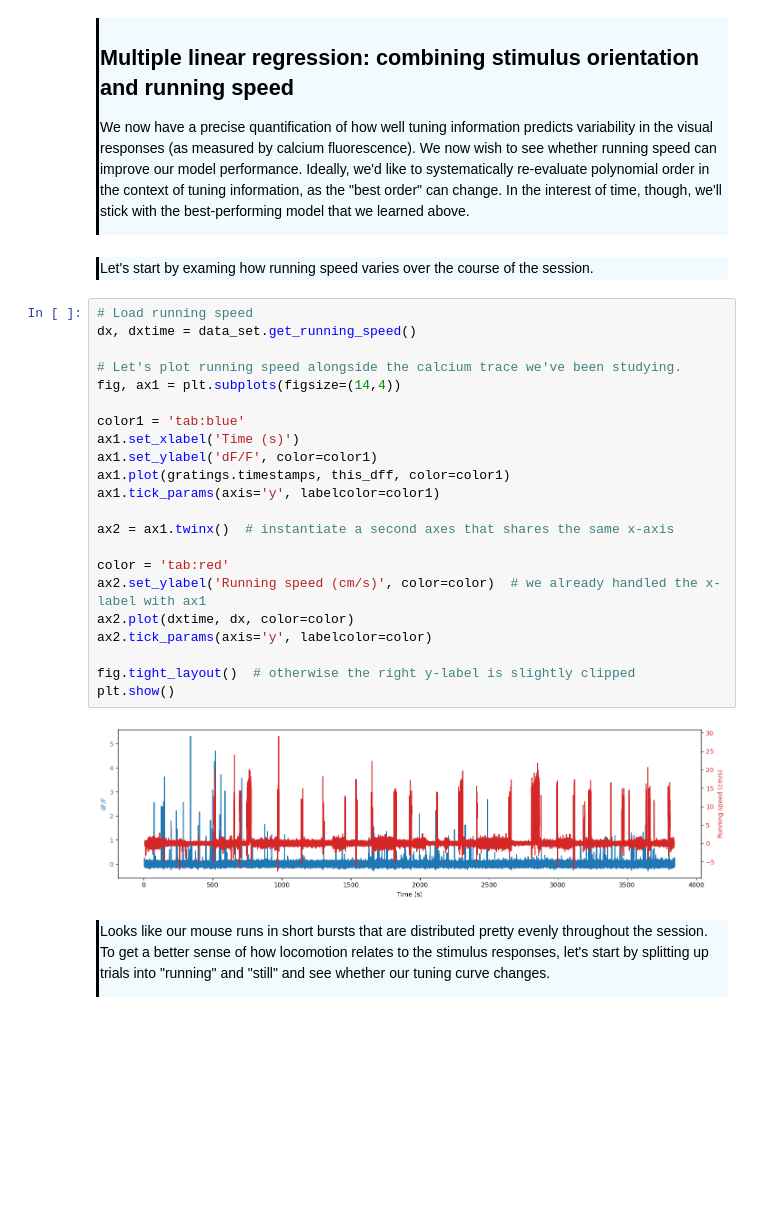
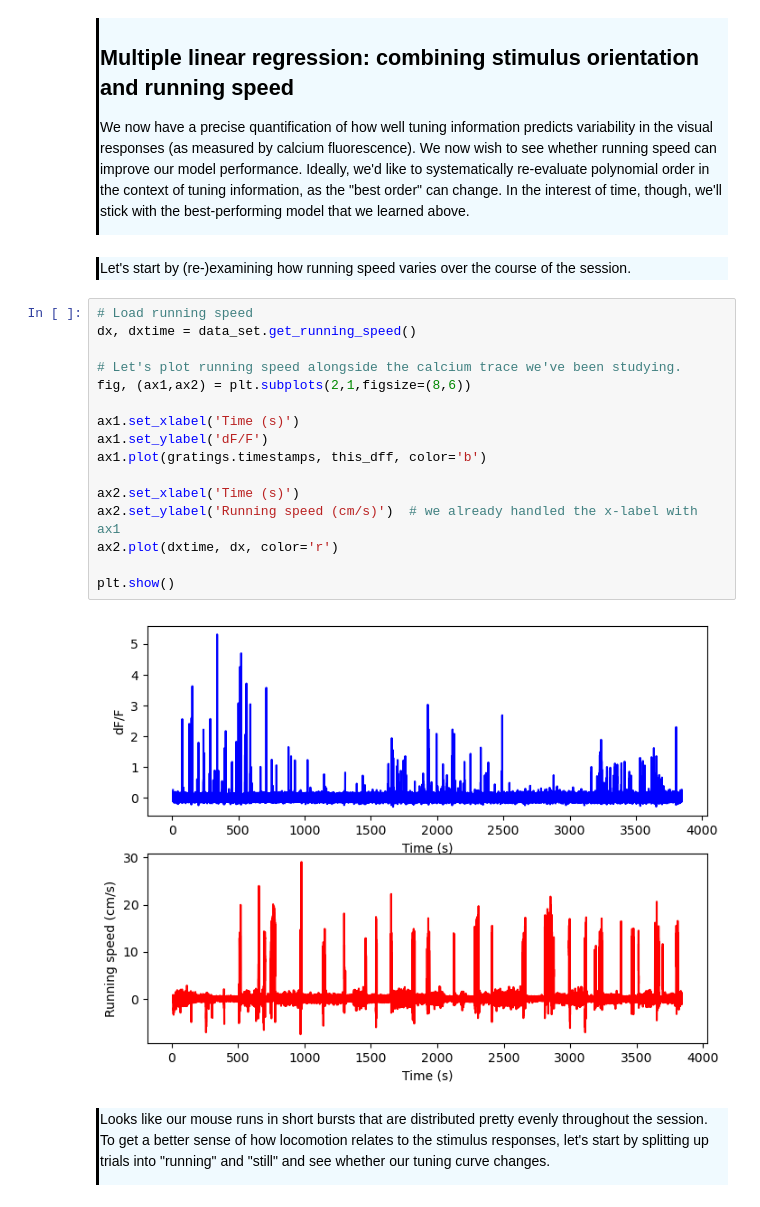
Before and after one commit to AllenInstitute/swdb_neural_encoding, a Jupyter notebook: code/Day1Workshop2.ipynb, the cells around one changed output. Drawn from its saved outputs; the diff is of its cells as text; blank space fills up the shorter version.

```diff
--- a/code/Day1Workshop2.ipynb
+++ b/code/Day1Workshop2.ipynb
@@ -757,31 +762,25 @@ So, how we can improve model performance? One approach might be to include predi
 </div>
 # %% [markdown]
 <div style="border-left: 3px solid #000; padding: 1px; padding-left: 10px; background: #F0FAFF; ">
-Let's start by examing how running speed varies over the course of the session.
+Let's start by (re-)examining how running speed varies over the course of the session.
 # %%
 # Load running speed
 dx, dxtime = data_set.get_running_speed()
 
 # Let's plot running speed alongside the calcium trace we've been studying.
-fig, ax1 = plt.subplots(figsize=(14,4))
+fig, (ax1,ax2) = plt.subplots(2,1,figsize=(8,6))
 
-color1 = 'tab:blue'
 ax1.set_xlabel('Time (s)')
-ax1.set_ylabel('dF/F', color=color1)
-ax1.plot(gratings.timestamps, this_dff, color=color1)
-ax1.tick_params(axis='y', labelcolor=color1)
+ax1.set_ylabel('dF/F')
+ax1.plot(gratings.timestamps, this_dff, color='b')
 
-ax2 = ax1.twinx()  # instantiate a second axes that shares the same x-axis
+ax2.set_xlabel('Time (s)')
+ax2.set_ylabel('Running speed (cm/s)')  # we already handled the x-label with ax1
+ax2.plot(dxtime, dx, color='r')
 
-color = 'tab:red'
-ax2.set_ylabel('Running speed (cm/s)', color=color)  # we already handled the x-label with ax1
-ax2.plot(dxtime, dx, color=color)
-ax2.tick_params(axis='y', labelcolor=color)
-
-fig.tight_layout()  # otherwise the right y-label is slightly clipped
 plt.show()
 # %% [output]
-[figure, old version]
+[figure, new version]
 # %% [markdown]
 <div style="border-left: 3px solid #000; padding: 1px; padding-left: 10px; background: #F0FAFF; ">
 Looks like our mouse runs in short bursts that are distributed pretty evenly throughout the session.</p>
```
Also changed, not shown: parts of 28 cells of this notebook.
